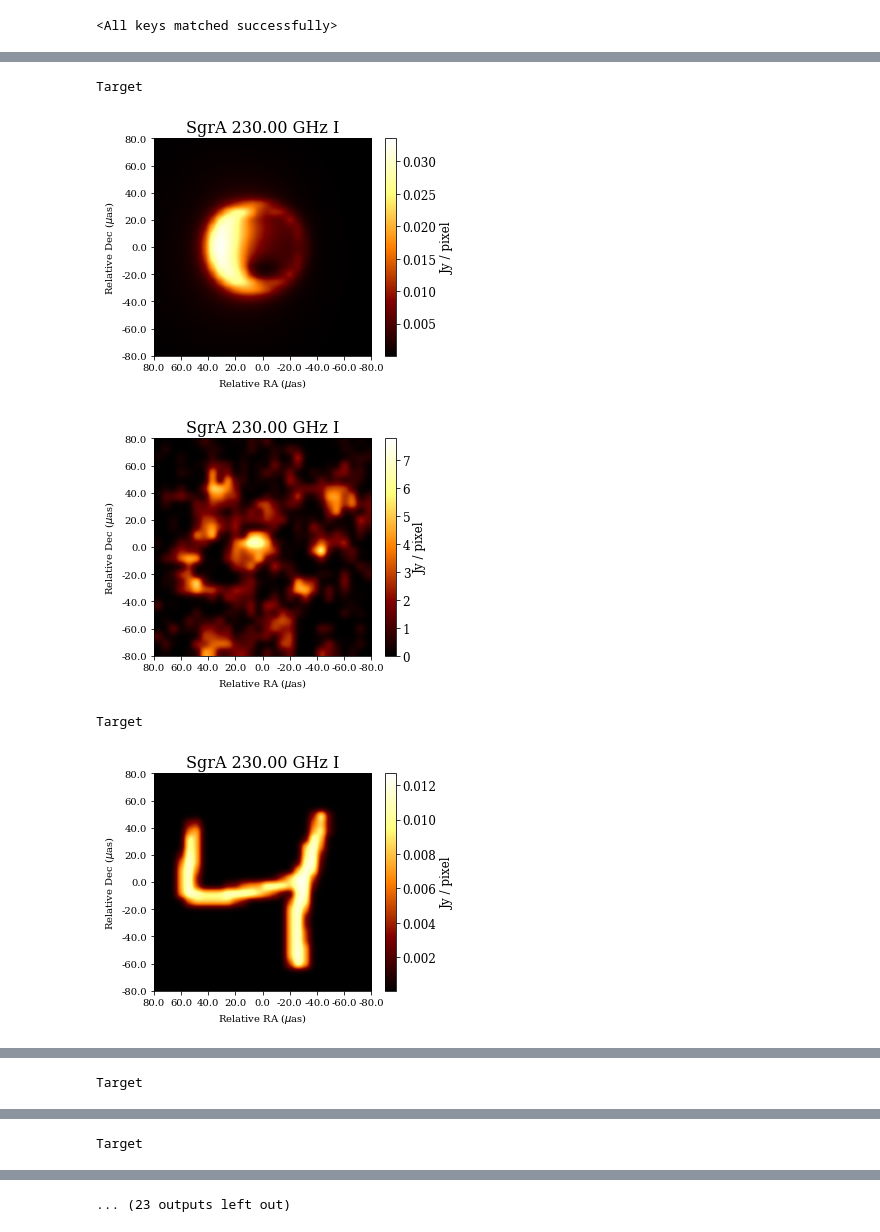
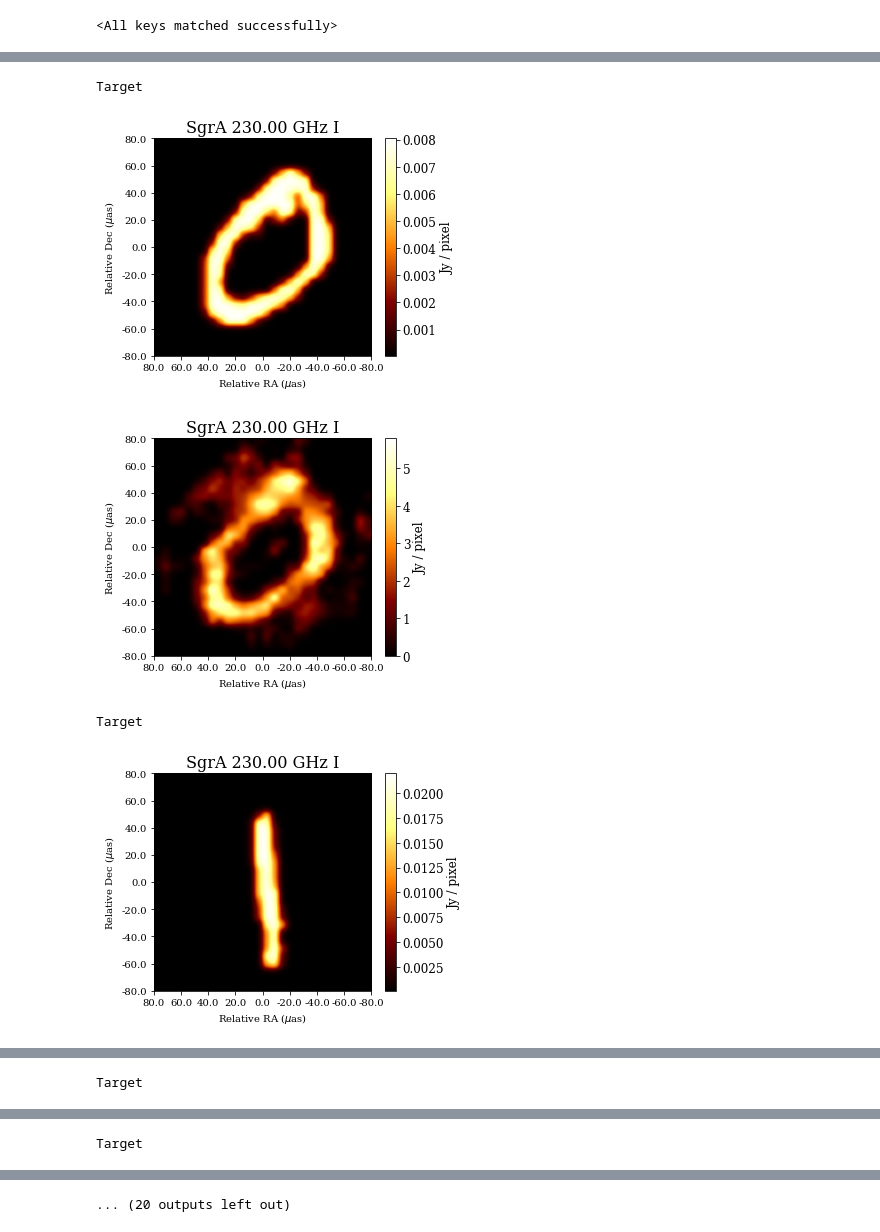
Before and after one commit to lucychen180/CS_101, a Jupyter notebook: test1.ipynb, the cells around one changed output, grey strips where cells are left out. Saved outputs shown, nothing was run; the diff lists cells and outputs as text; code cells hidden in the pictures.

Commit message:
noisy mnist

```diff
--- a/test1.ipynb
+++ b/test1.ipynb
@@ -105,35 +72,41 @@ Loading fits image:  mnistoutputs/img10.fits
+# %%
+x, y = np.load('noisy_mnist_inputs_0-100.npy'), np.load('noisy_mnist_outputs_0-100.npy')
+y = np.reshape(y, (len(y), 28, 28))
+x = torch.as_tensor(x, dtype=torch.float)
+y = torch.as_tensor(y, dtype=torch.float)
 # %%
 # Prevent torch from saving gradients so it evaluates faster
-testset = torch.utils.data.TensorDataset(x, y)
+n = 10
+testset = torch.utils.data.TensorDataset(x[:n], y[:n])
 testloader = torch.utils.data.DataLoader(testset, batch_size=1, shuffle=True)
 
 with torch.no_grad():
     tot_loss = 0
     cnt = 1
     for data in tqdm(testloader):
         # get the inputs, outputs
         # see training block for shape desc.
         vis, imgs = data
 
         # scale vis up so avg pixel is 1
         vis = INPUT_SIZE * vis
 
         # Generate image and sum up loss
         outs = model(vis)
         tot_loss += model.loss(outs, OUTPUT_SIZE * imgs).item()
 
         print('Target', end='')
         show_image(imgs[0].numpy())
         #print('Reconstruction')
         show_image(outs[0].numpy())
 
         cnt += 1
 
 print("average loss: ", tot_loss/cnt)
 # %% [output]
 [interactive output not drawn]
 Target
-[figure, old version]
+[figure, new version]
-[figure, old version]
+[figure, new version]
 Target
-[figure, old version]
+[figure, new version]
@@ -146 +119 @@ Target
-... (23 outputs left out)
+... (20 outputs left out)
```
Also changed, not shown: parts of 2 cells of this notebook, 3 other files.
